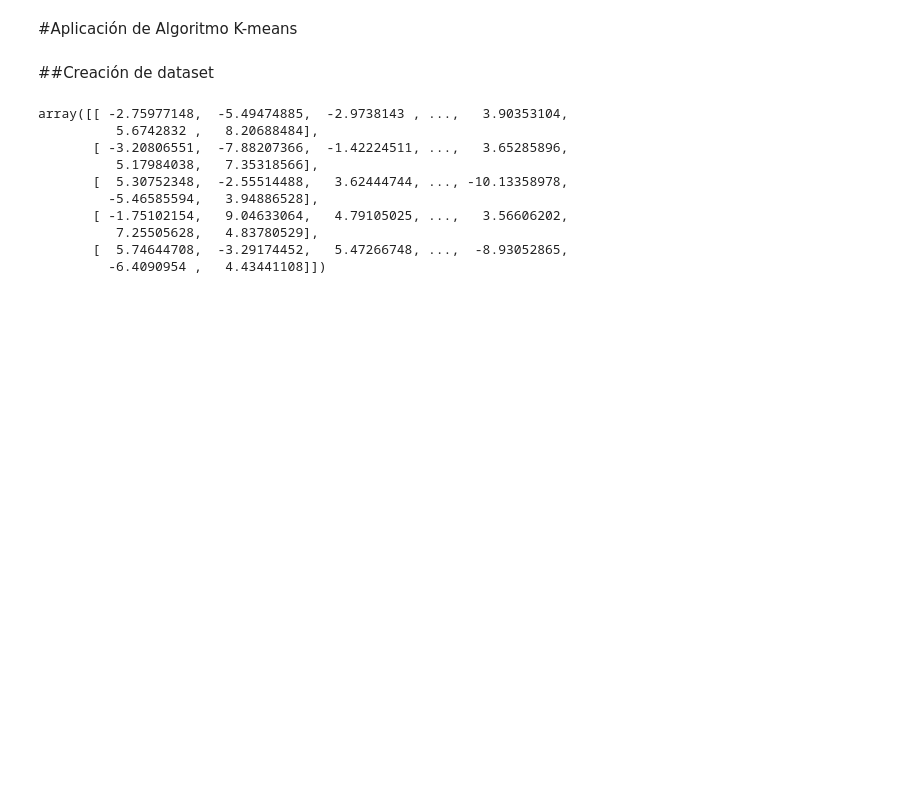
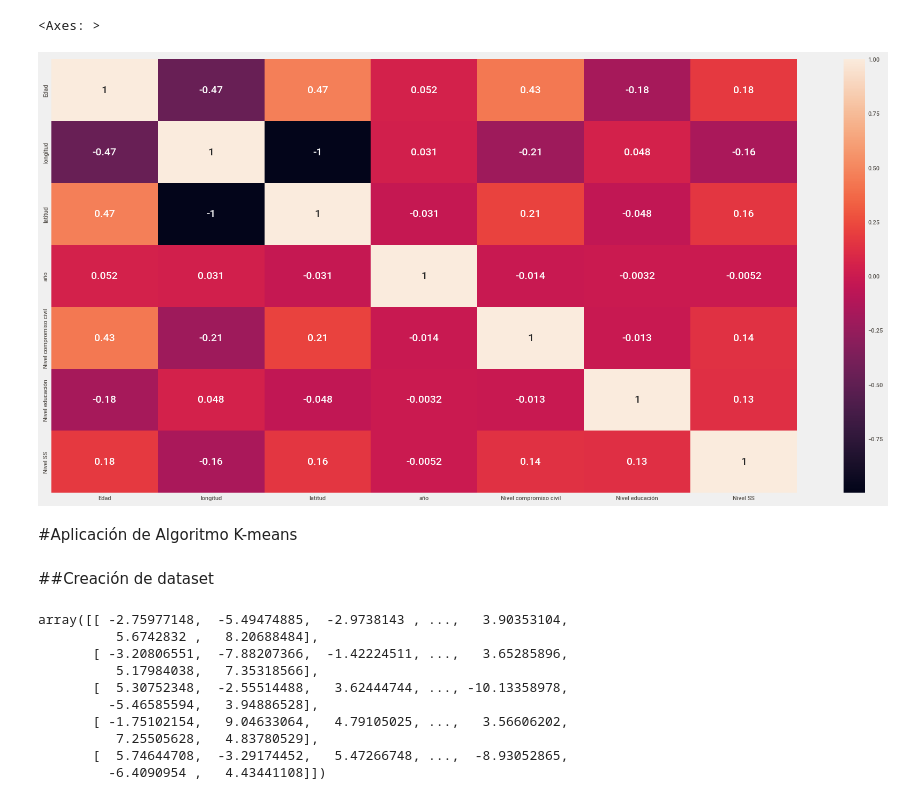
Before and after one commit to veronica1908/T2_APRENDIZAJE_NO_SUPERVISADO, a Jupyter notebook: APRENDIZAJE_NO_SUPERVISADO.ipynb, the cells around one changed output. Drawn from its saved outputs; the diff is of its cells as text; code cells hidden in the pictures; blank space fills up the shorter version.

Commit message:
SCRIPT ACTUALIZADO - CON VISUALIZACIÓN

```diff
--- a/APRENDIZAJE_NO_SUPERVISADO.ipynb
+++ b/APRENDIZAJE_NO_SUPERVISADO.ipynb
@@ -1426,6 +1426,15 @@ fig_H.update_layout(
 fig_H.show()
 # %% [output]
 [interactive output not drawn]
+# %%
+# Matriz de correlación
+plt.figure(figsize=(20,10))
+c= BDD.corr()
+sns.heatmap(c, annot=True)
+#Solo se observa una correlación baja entre la edad y el nivel de compromiso.
+# %% [output]
+<Axes: >
+[figure, added]
 # %% [markdown]
 #Aplicación de Algoritmo K-means
 # %% [markdown]
```
Also changed, not shown: parts of 5 cells of this notebook.
